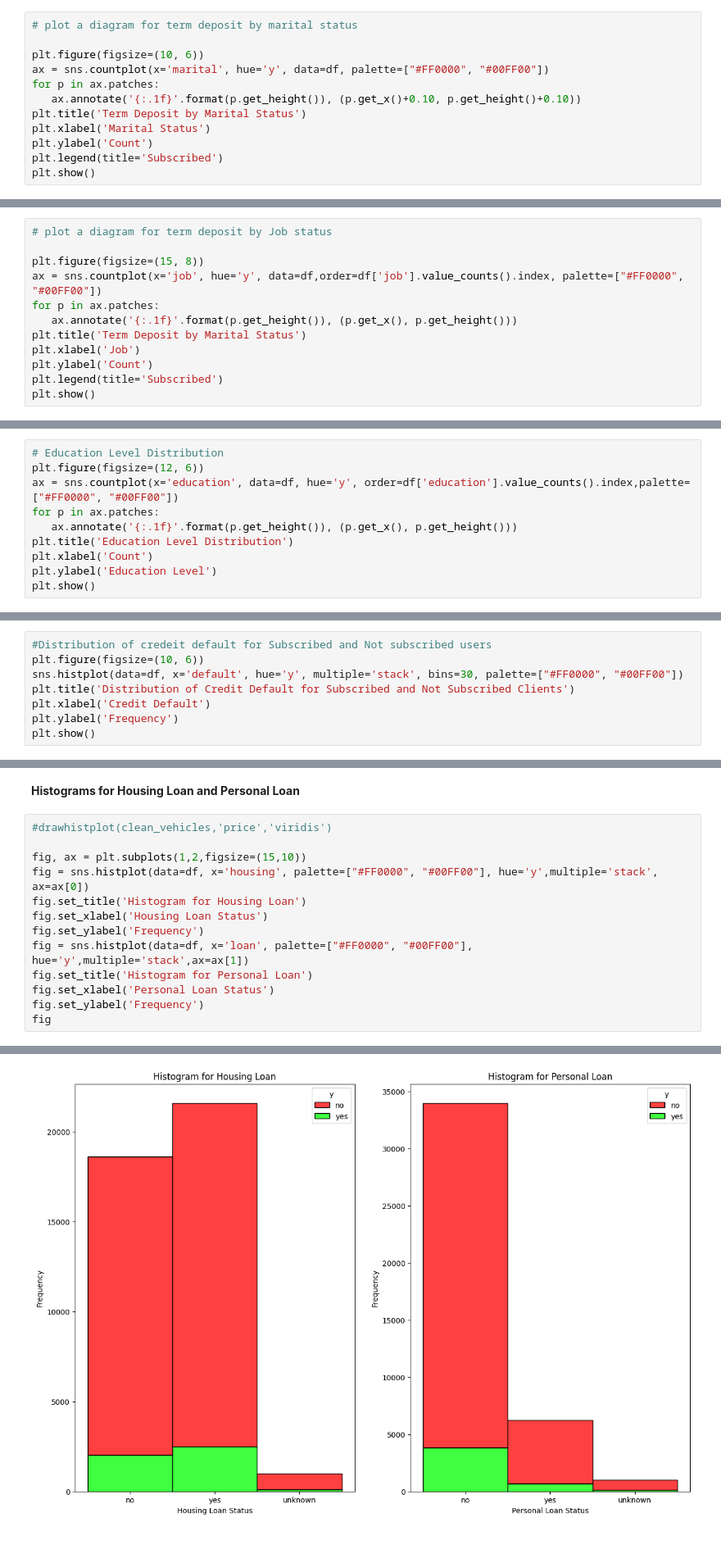
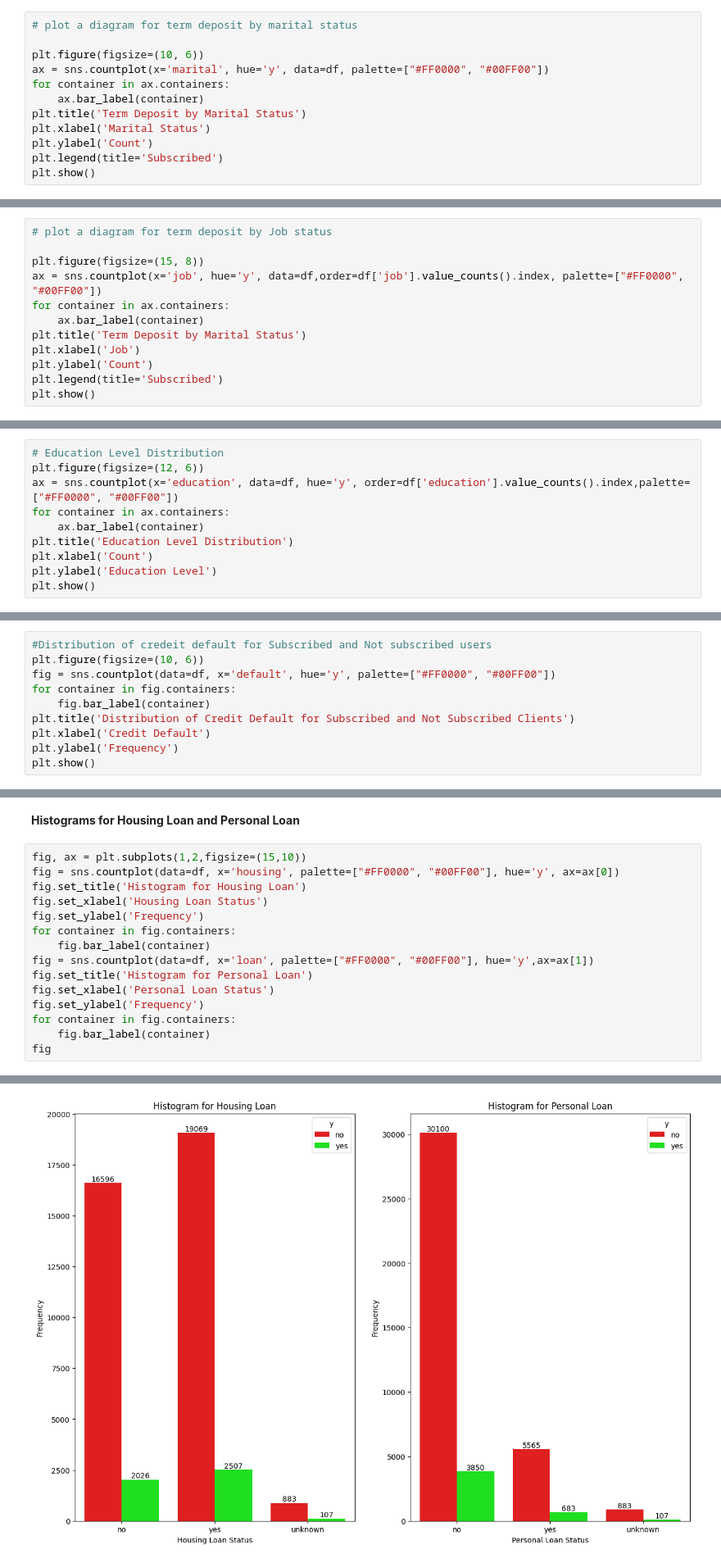
Before and after one commit to purnachand1186/bankMarketing_ML, a Jupyter notebook: prompt_III.ipynb, the cells around one changed output, grey strips where cells are left out. Shown at 82% size. Drawn from its saved outputs; the diff is of its cells as text.

```diff
--- a/prompt_III.ipynb
+++ b/prompt_III.ipynb
@@ -195,8 +217,8 @@ plt.show()
 
 plt.figure(figsize=(10, 6))
 ax = sns.countplot(x='marital', hue='y', data=df, palette=["#FF0000", "#00FF00"])
-for p in ax.patches:
-   ax.annotate('{:.1f}'.format(p.get_height()), (p.get_x()+0.10, p.get_height()+0.10))
+for container in ax.containers:
+    ax.bar_label(container)
 plt.title('Term Deposit by Marital Status')
 plt.xlabel('Marital Status')
 plt.ylabel('Count')
@@ -209,8 +231,8 @@ plt.show()
 
 plt.figure(figsize=(15, 8))
 ax = sns.countplot(x='job', hue='y', data=df,order=df['job'].value_counts().index, palette=["#FF0000", "#00FF00"])
-for p in ax.patches:
-   ax.annotate('{:.1f}'.format(p.get_height()), (p.get_x(), p.get_height()))
+for container in ax.containers:
+    ax.bar_label(container)
 plt.title('Term Deposit by Marital Status')
 plt.xlabel('Job')
 plt.ylabel('Count')
@@ -222,8 +244,8 @@ plt.show()
 # Education Level Distribution
 plt.figure(figsize=(12, 6))
 ax = sns.countplot(x='education', data=df, hue='y', order=df['education'].value_counts().index,palette=["#FF0000", "#00FF00"])
-for p in ax.patches:
-   ax.annotate('{:.1f}'.format(p.get_height()), (p.get_x(), p.get_height()))
+for container in ax.containers:
+    ax.bar_label(container)
 plt.title('Education Level Distribution')
 plt.xlabel('Count')
 plt.ylabel('Education Level')
@@ -277,7 +299,9 @@ plt.show()
 # %%
 #Distribution of credeit default for Subscribed and Not subscribed users
 plt.figure(figsize=(10, 6))
-sns.histplot(data=df, x='default', hue='y', multiple='stack', bins=30, palette=["#FF0000", "#00FF00"])
+fig = sns.countplot(data=df, x='default', hue='y', palette=["#FF0000", "#00FF00"])
+for container in fig.containers:
+    fig.bar_label(container)
 plt.title('Distribution of Credit Default for Subscribed and Not Subscribed Clients')
 plt.xlabel('Credit Default')
 plt.ylabel('Frequency')
@@ -287,21 +311,23 @@ plt.show()
 # %% [markdown]
 **Histograms for Housing Loan and Personal Loan**
 # %%
-#drawhistplot(clean_vehicles,'price','viridis')
-
 fig, ax = plt.subplots(1,2,figsize=(15,10))
-fig = sns.histplot(data=df, x='housing', palette=["#FF0000", "#00FF00"], hue='y',multiple='stack', ax=ax[0])
+fig = sns.countplot(data=df, x='housing', palette=["#FF0000", "#00FF00"], hue='y', ax=ax[0])
 fig.set_title('Histogram for Housing Loan')
 fig.set_xlabel('Housing Loan Status')
 fig.set_ylabel('Frequency')
-fig = sns.histplot(data=df, x='loan', palette=["#FF0000", "#00FF00"], hue='y',multiple='stack',ax=ax[1])
+for container in fig.containers:
+    fig.bar_label(container)
+fig = sns.countplot(data=df, x='loan', palette=["#FF0000", "#00FF00"], hue='y',ax=ax[1])
 fig.set_title('Histogram for Personal Loan')
 fig.set_xlabel('Personal Loan Status')
 fig.set_ylabel('Frequency')
+for container in fig.containers:
+    fig.bar_label(container)
 fig
 # %% [output]
 <Axes: title={'center': 'Histogram for Personal Loan'}, xlabel='Personal Loan Status', ylabel='Frequency'>
-[figure, old version]
+[figure, new version]
 # %% [markdown]
 ### Problem 4: Understanding the Task
 
```
Also changed, not shown: parts of 9 cells of this notebook.
